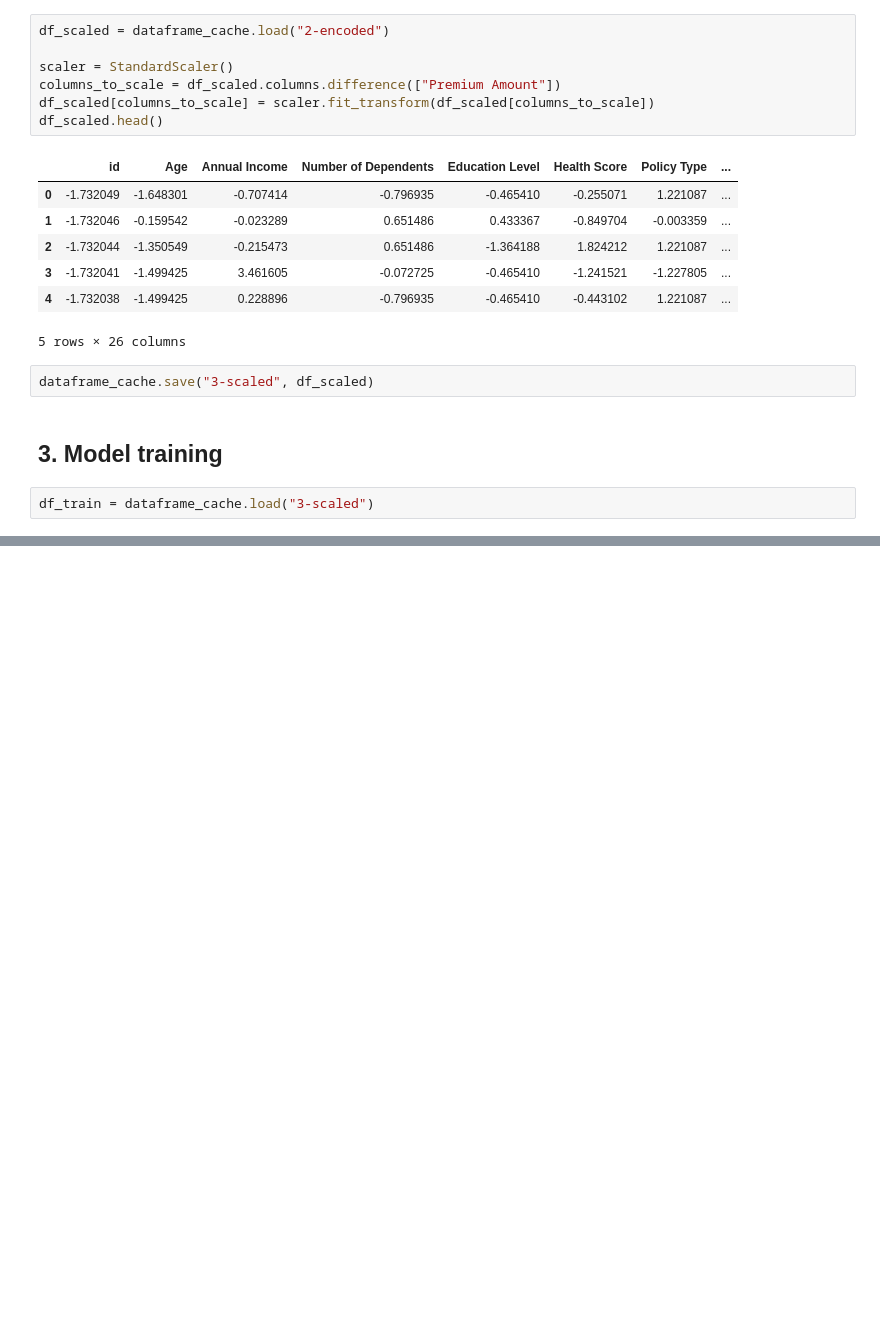
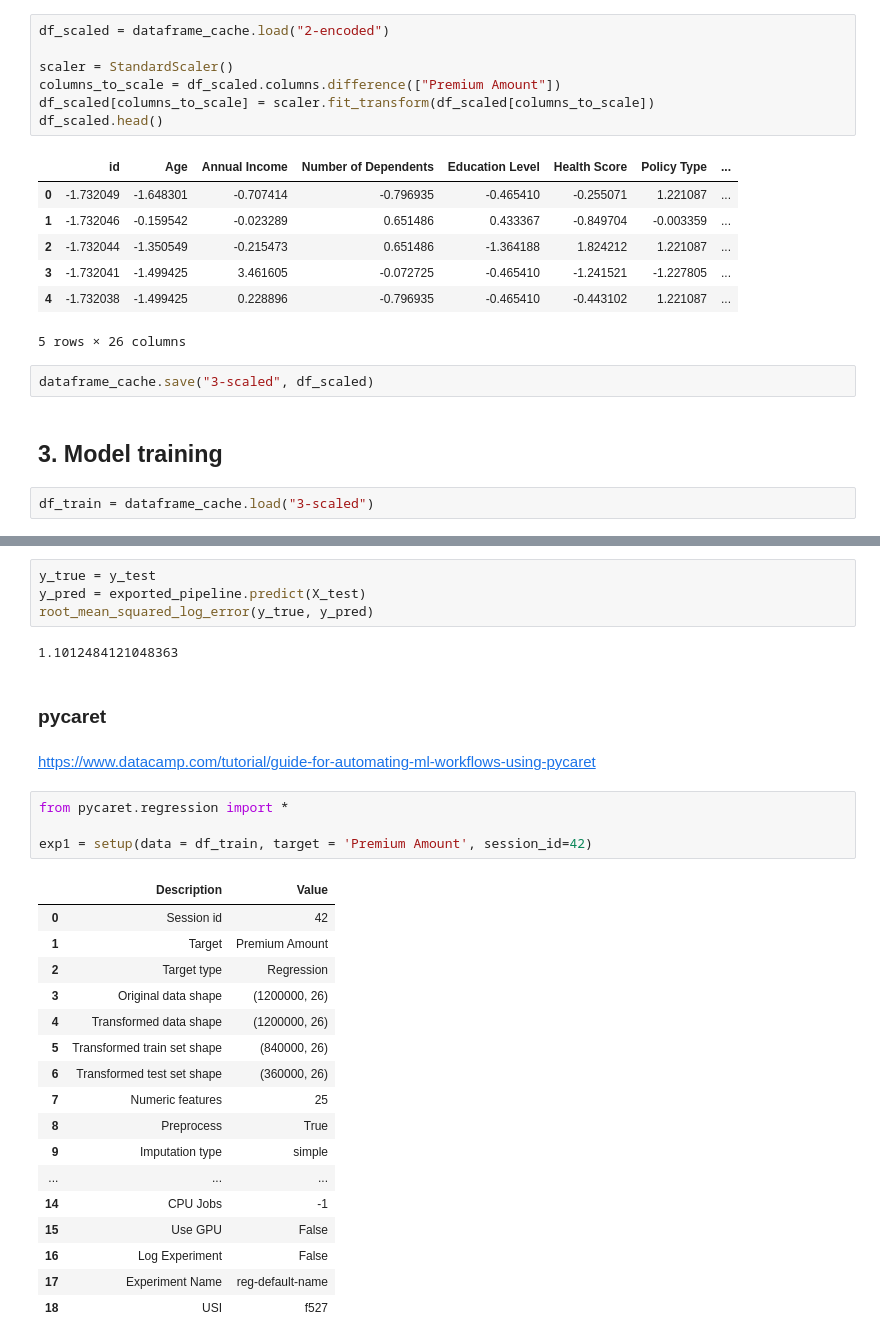
Before and after one commit to GEI-duo/meinf-ai-wp-03, a Jupyter notebook: notebooks/jordi-1.ipynb, the cells around one changed output, grey strips where cells are left out. Drawn from its saved outputs; the diff is of its cells as text; blank space fills up the shorter version.

```diff
--- a/notebooks/jordi-1.ipynb
+++ b/notebooks/jordi-1.ipynb
@@ -272,0 +547,32 @@ np.float64(1.1387584826591357)
+# %%
+y_true = y_test
+y_pred = exported_pipeline.predict(X_test)
+root_mean_squared_log_error(y_true, y_pred)
+# %% [output]
+1.1012484121048363
+# %% [markdown]
+### pycaret
+# %% [markdown]
+https://www.datacamp.com/tutorial/guide-for-automating-ml-workflows-using-pycaret
+# %%
+from pycaret.regression import *
+
+exp1 = setup(data = df_train, target = 'Premium Amount', session_id=42)
+# %% [output]
+|  | Description | Value |
+| 0 | Session id | 42 |
+| 1 | Target | Premium Amount |
+| 2 | Target type | Regression |
+| 3 | Original data shape | (1200000, 26) |
+| 4 | Transformed data shape | (1200000, 26) |
+| 5 | Transformed train set shape | (840000, 26) |
+| 6 | Transformed test set shape | (360000, 26) |
+| 7 | Numeric features | 25 |
+| 8 | Preprocess | True |
+| 9 | Imputation type | simple |
+| ... | ... | ... |
+| 14 | CPU Jobs | -1 |
+| 15 | Use GPU | False |
+| 16 | Log Experiment | False |
+| 17 | Experiment Name | reg-default-name |
+| 18 | USI | f527 |
```
Also changed, not shown: parts of 30 cells of this notebook, 19 other files.
